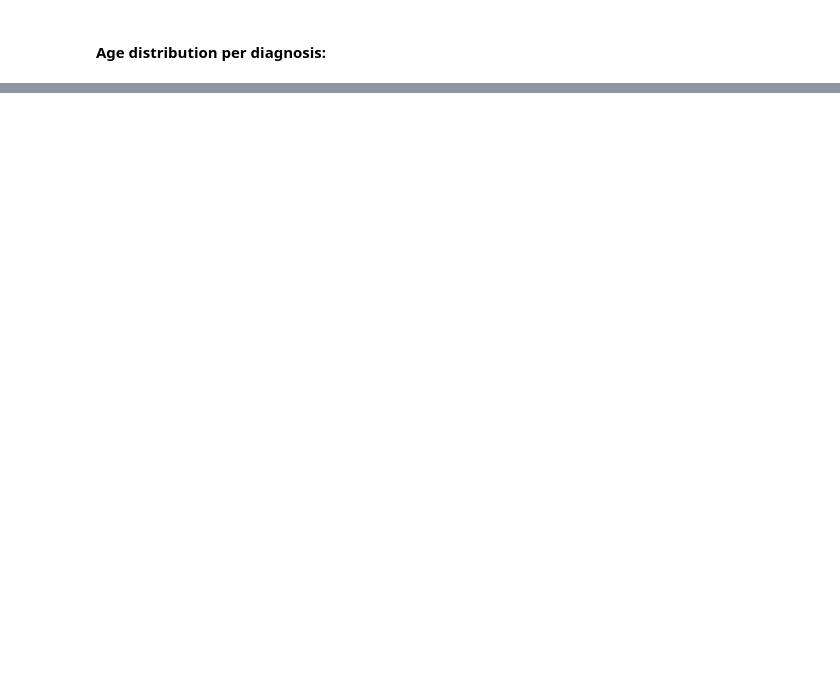
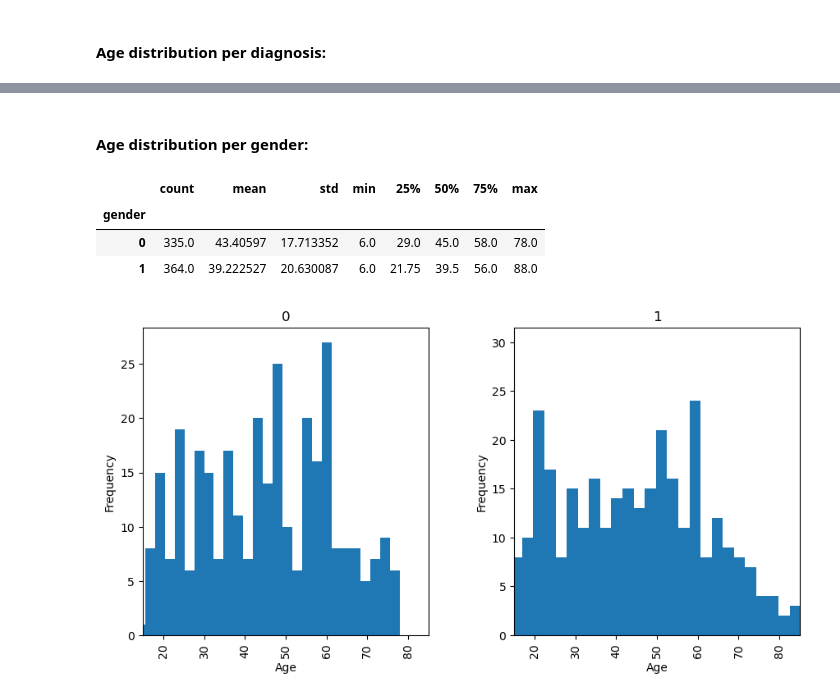
Before and after one commit to TSmolders/Internship_EEG, a Jupyter notebook: 1_participants_data.ipynb, the cells around one changed output, grey strips where cells are left out. Cells and saved outputs as stored; diff of their text form; code cells hidden in the pictures; blank space fills up the shorter version.

```diff
--- a/1_participants_data.ipynb
+++ b/1_participants_data.ipynb
@@ -278,0 +189,21 @@ plt.show()
+# %% [markdown]
+#### Age distribution per gender:
+# %%
+df_descriptives.groupby('gender')['age'].describe()
+# %% [output]
+|  | count | mean | std | min | 25% | 50% | 75% | max |
+| gender |  |  |  |  |  |  |  |  |
+| 0 | 335.0 | 43.40597 | 17.713352 | 6.0 | 29.0 | 45.0 | 58.0 | 78.0 |
+| 1 | 364.0 | 39.222527 | 20.630087 | 6.0 | 21.75 | 39.5 | 56.0 | 88.0 |
+# %%
+axes = df_descriptives.hist(column='age', by='gender', bins=30, figsize=(10, 5))
+for ax in axes.flatten():
+    ax.set_xlabel('Age')
+    ax.set_ylabel('Frequency')
+    ax.set_xlim(15, 85)
+    # ax.spines['top'].set_visible(False)
+    # ax.spines['right'].set_visible(False)
+    # ax.spines['left'].set_visible(False)
+    # ax.spines['bottom'].set_visible(False)
+# %% [output]
+[figure, added]
```
Also changed, not shown: parts of 11 cells of this notebook, 1 other file.
